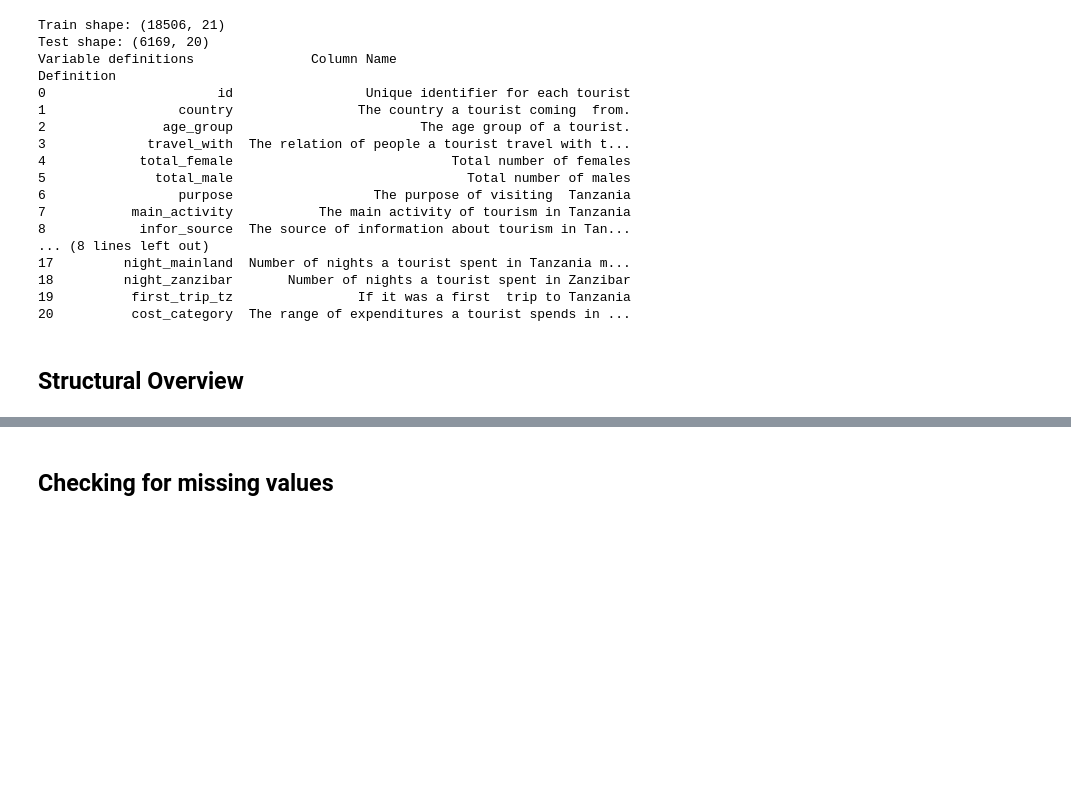
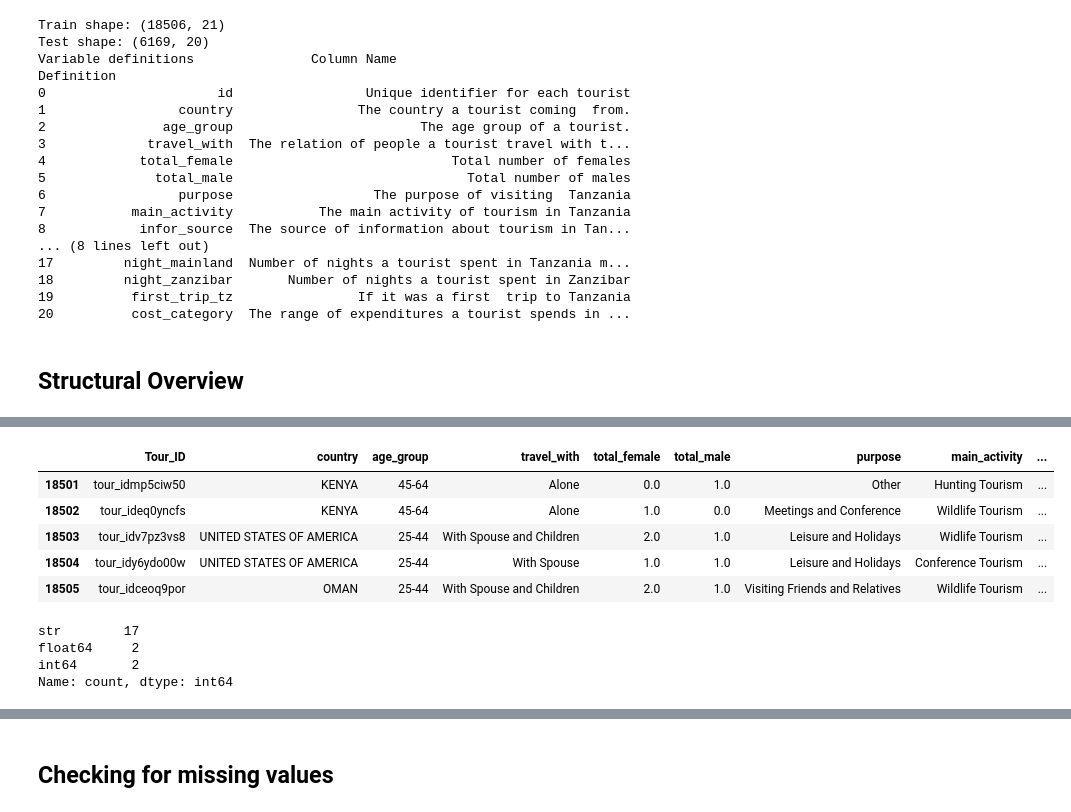
Before and after one commit to MarcelNazare/Tanzania-Tourism-Expenditure-Classsifier, a Jupyter notebook: notebooks/01_eda.ipynb, the cells around one changed output, grey strips where cells are left out. Drawn from its saved outputs; the diff is of its cells as text; code cells hidden in the pictures; blank space fills up the shorter version.

```diff
--- a/notebooks/01_eda.ipynb
+++ b/notebooks/01_eda.ipynb
@@ -69,0 +73,16 @@ Name: count, dtype: int64
+# %%
+train.tail()
+# %% [output]
+|  | Tour_ID | country | age_group | travel_with | total_female | total_male | purpose | main_activity | ... |
+| 18501 | tour_idmp5ciw50 | KENYA | 45-64 | Alone | 0.0 | 1.0 | Other | Hunting Tourism | ... |
+| 18502 | tour_ideq0yncfs | KENYA | 45-64 | Alone | 1.0 | 0.0 | Meetings and Conference | Wildlife Tourism | ... |
+| 18503 | tour_idv7pz3vs8 | UNITED STATES OF AMERICA | 25-44 | With Spouse and Children | 2.0 | 1.0 | Leisure and Holidays | Widlife Tourism | ... |
+| 18504 | tour_idy6ydo00w | UNITED STATES OF AMERICA | 25-44 | With Spouse | 1.0 | 1.0 | Leisure and Holidays | Conference Tourism | ... |
+| 18505 | tour_idceoq9por | OMAN | 25-44 | With Spouse and Children | 2.0 | 1.0 | Visiting Friends and Relatives | Wildlife Tourism | ... |
+# %%
+train.dtypes.value_counts()
+# %% [output]
+str        17
+float64     2
+int64       2
+Name: count, dtype: int64
```
Also changed, not shown: parts of 13 cells of this notebook.
